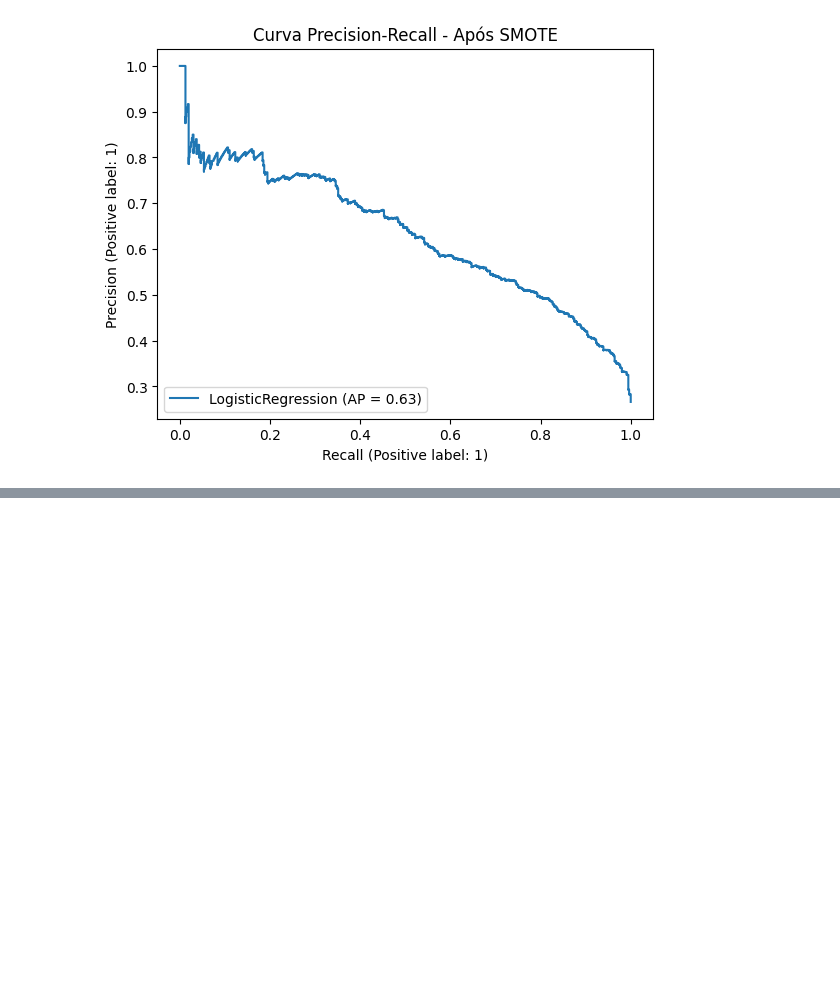
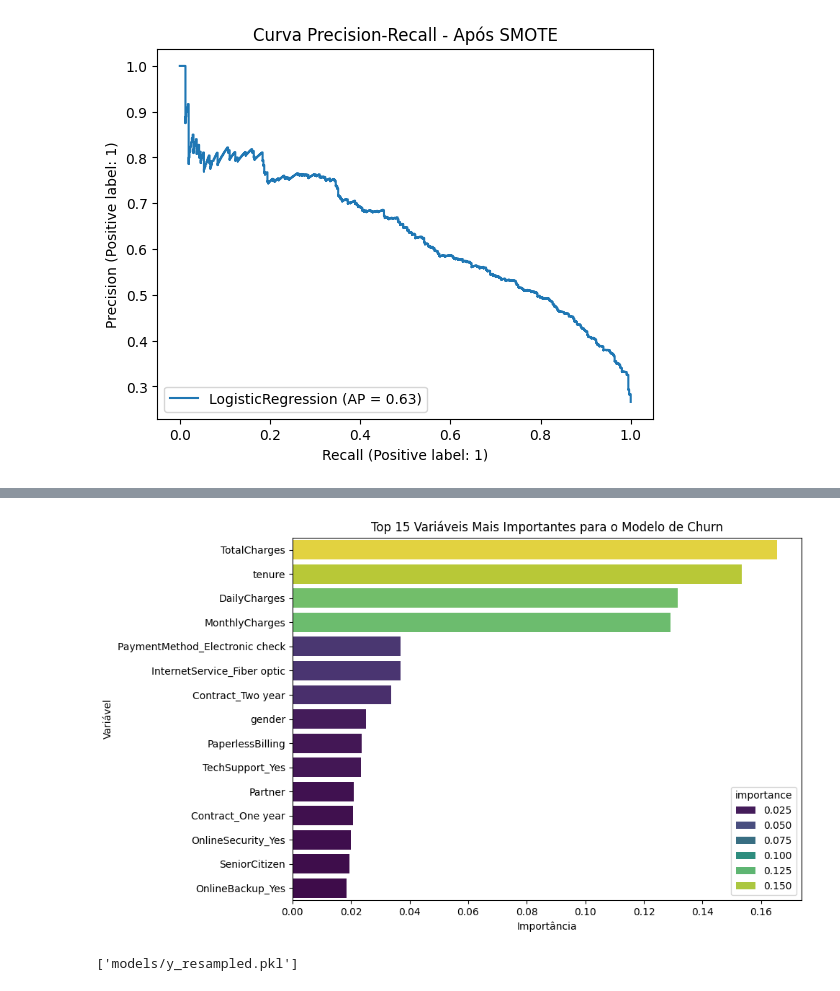
Before and after one commit to moises-rb/Analise_Dados, a Jupyter notebook: Telecom_X_PrevendoChurn/notebooks/02_Modelagem_PrevChurnTelco.ipynb, the cells around one changed output, grey strips where cells are left out. Saved outputs shown, nothing was run; the diff lists cells and outputs as text; code cells hidden in the pictures; blank space fills up the shorter version.

```diff
--- a/Telecom_X_PrevendoChurn/notebooks/02_Modelagem_PrevChurnTelco.ipynb
+++ b/Telecom_X_PrevendoChurn/notebooks/02_Modelagem_PrevChurnTelco.ipynb
@@ -259,0 +331,20 @@ plt.show()
+# %%
+# Pegar a importância das features do modelo
+importances = forest_model.feature_importances_
+# %%
+# Criar DataFrame com as importâncias
+feature_importance_df = pd.DataFrame({
+    'feature': X_train.columns,
+    'importance': importances
+}).sort_values(by='importance', ascending=False)
+# %%
+# Exibir as 15 variáveis mais importantes
+plt.figure(figsize=(10, 6))
+sns.barplot(data=feature_importance_df.head(15), x='importance', y='feature', palette='viridis', hue='importance')
+plt.title('Top 15 Variáveis Mais Importantes para o Modelo de Churn')
+plt.xlabel('Importância')
+plt.ylabel('Variável')
+plt.tight_layout()
+plt.show()
+# %% [output]
+[figure, added]
@@ -259,0 +360,12 @@ plt.show()
+# %%
+import joblib
+import os
+
+# Cria o diretório se não existir
+os.makedirs("models", exist_ok=True)
+
+# Salva os arquivos dentro da pasta
+joblib.dump(X_resampled_scaled, "models/X_resampled_scaled.pkl")
+joblib.dump(y_resampled, "models/y_resampled.pkl")
+# %% [output]
+['models/y_resampled.pkl']
```
Also changed, not shown: parts of 11 cells of this notebook, 7 other files.
